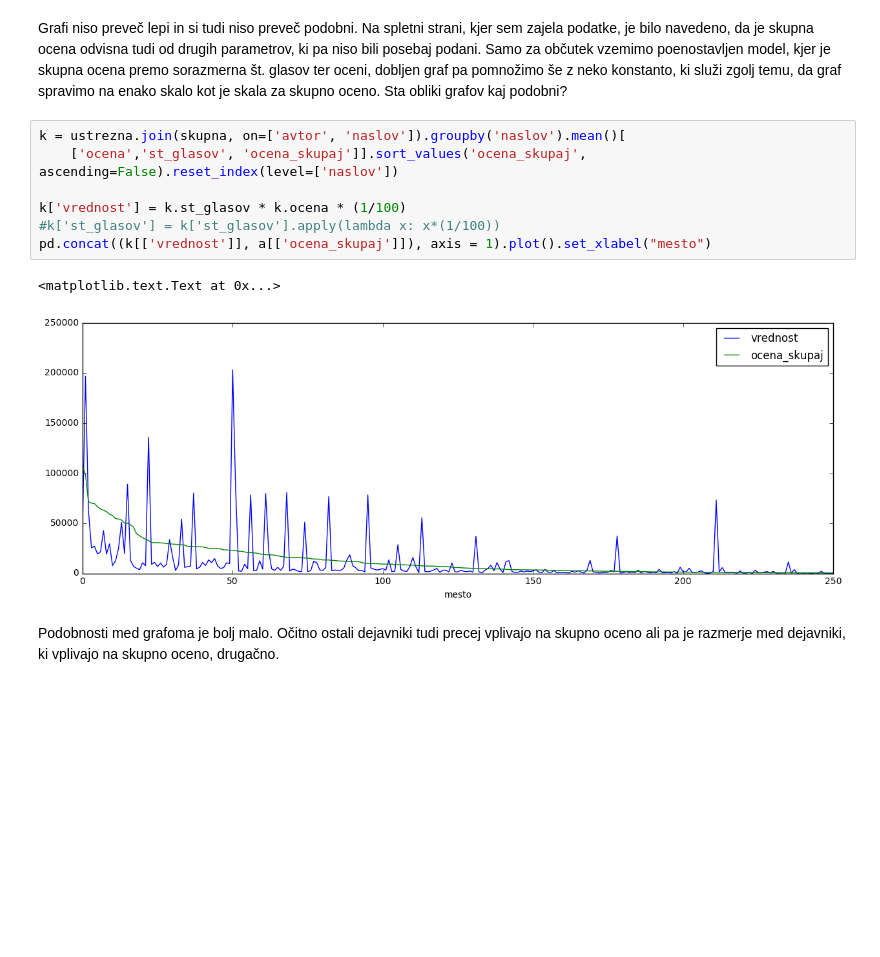
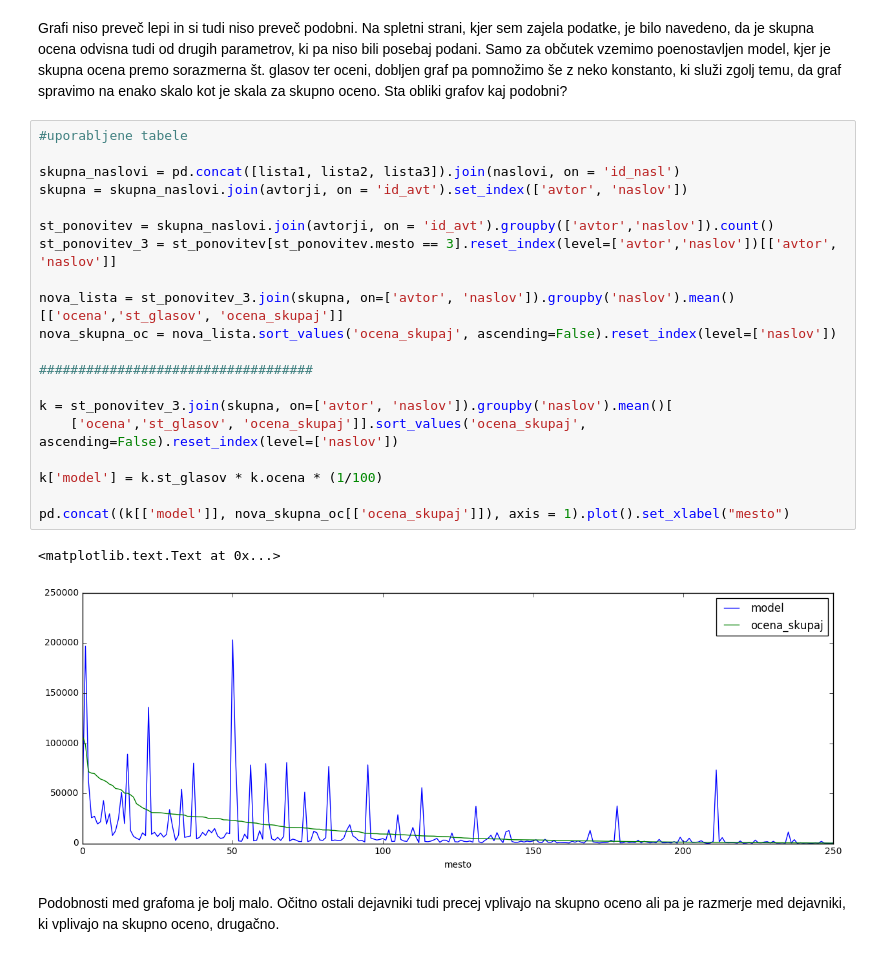
Before and after one commit to SaraBrezec/analiza_otroske_knjige, a Jupyter notebook: analiza_končna.ipynb, the cells around one changed output. Saved outputs shown, nothing was run; the diff lists cells and outputs as text; blank space fills up the shorter version.

```diff
--- a/Untitled.ipynb
+++ b/analiza_končna.ipynb
@@ -631,16 +659,29 @@ a2.set_ylabel("št. glasov")
 # %% [markdown]
 Grafi niso preveč lepi in si tudi niso preveč podobni. Na spletni strani, kjer sem zajela podatke, je bilo navedeno, da je skupna ocena odvisna tudi od drugih parametrov, ki pa niso bili posebaj podani. Samo za občutek vzemimo poenostavljen model, kjer je skupna ocena premo sorazmerna št. glasov ter oceni, dobljen graf pa pomnožimo še z neko konstanto, ki služi zgolj temu, da graf spravimo na enako skalo kot je skala za skupno oceno.
 Sta obliki grafov kaj podobni?
-# %%
-k = ustrezna.join(skupna, on=['avtor', 'naslov']).groupby('naslov').mean()[
-    ['ocena','st_glasov', 'ocena_skupaj']].sort_values('ocena_skupaj', ascending=False).reset_index(level=['naslov'])
-
-k['vrednost'] = k.st_glasov * k.ocena * (1/100)
-#k['st_glasov'] = k['st_glasov'].apply(lambda x: x*(1/100))
-pd.concat((k[['vrednost']], a[['ocena_skupaj']]), axis = 1).plot().set_xlabel("mesto")
-# %% [output]
-<matplotlib.text.Text at 0x...>
-[figure, removed]
+# %%
+#uporabljene tabele
+
+skupna_naslovi = pd.concat([lista1, lista2, lista3]).join(naslovi, on = 'id_nasl')
+skupna = skupna_naslovi.join(avtorji, on = 'id_avt').set_index(['avtor', 'naslov'])
+
+st_ponovitev = skupna_naslovi.join(avtorji, on = 'id_avt').groupby(['avtor','naslov']).count()
+st_ponovitev_3 = st_ponovitev[st_ponovitev.mesto == 3].reset_index(level=['avtor','naslov'])[['avtor', 'naslov']]
+
+nova_lista = st_ponovitev_3.join(skupna, on=['avtor', 'naslov']).groupby('naslov').mean()[['ocena','st_glasov', 'ocena_skupaj']]
+nova_skupna_oc = nova_lista.sort_values('ocena_skupaj', ascending=False).reset_index(level=['naslov'])
+
+###################################
+
+k = st_ponovitev_3.join(skupna, on=['avtor', 'naslov']).groupby('naslov').mean()[
+    ['ocena','st_glasov', 'ocena_skupaj']].sort_values('ocena_skupaj', ascending=False).reset_index(level=['naslov'])
+
+k['model'] = k.st_glasov * k.ocena * (1/100)
+
+pd.concat((k[['model']], nova_skupna_oc[['ocena_skupaj']]), axis = 1).plot().set_xlabel("mesto")
+# %% [output]
+<matplotlib.text.Text at 0x...>
+[figure, added]
 # %% [markdown]
 Podobnosti med grafoma je bolj malo. Očitno ostali dejavniki tudi precej vplivajo na skupno oceno ali pa je razmerje med dejavniki, ki vplivajo na skupno oceno, drugačno.
 # %% [markdown]
```
Also changed, not shown: parts of 30 cells of this notebook.
